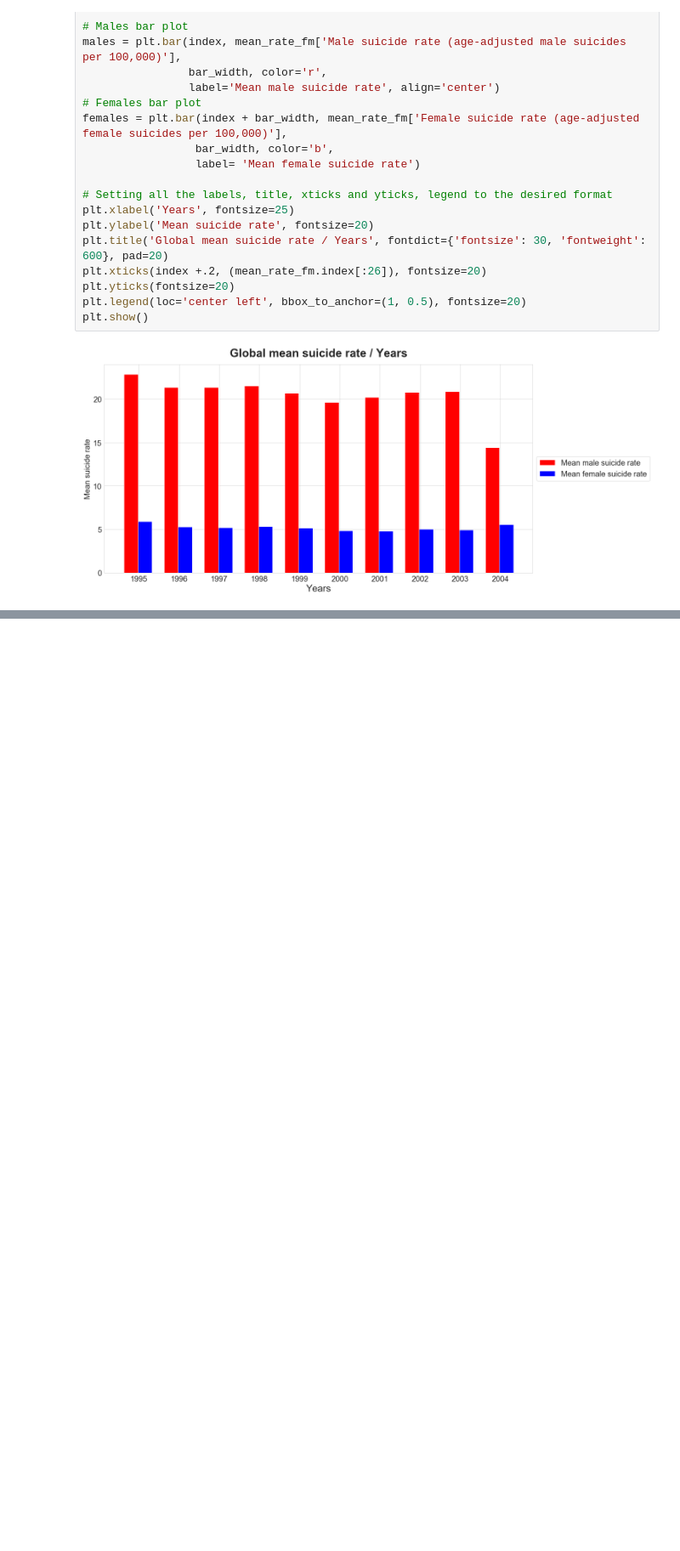
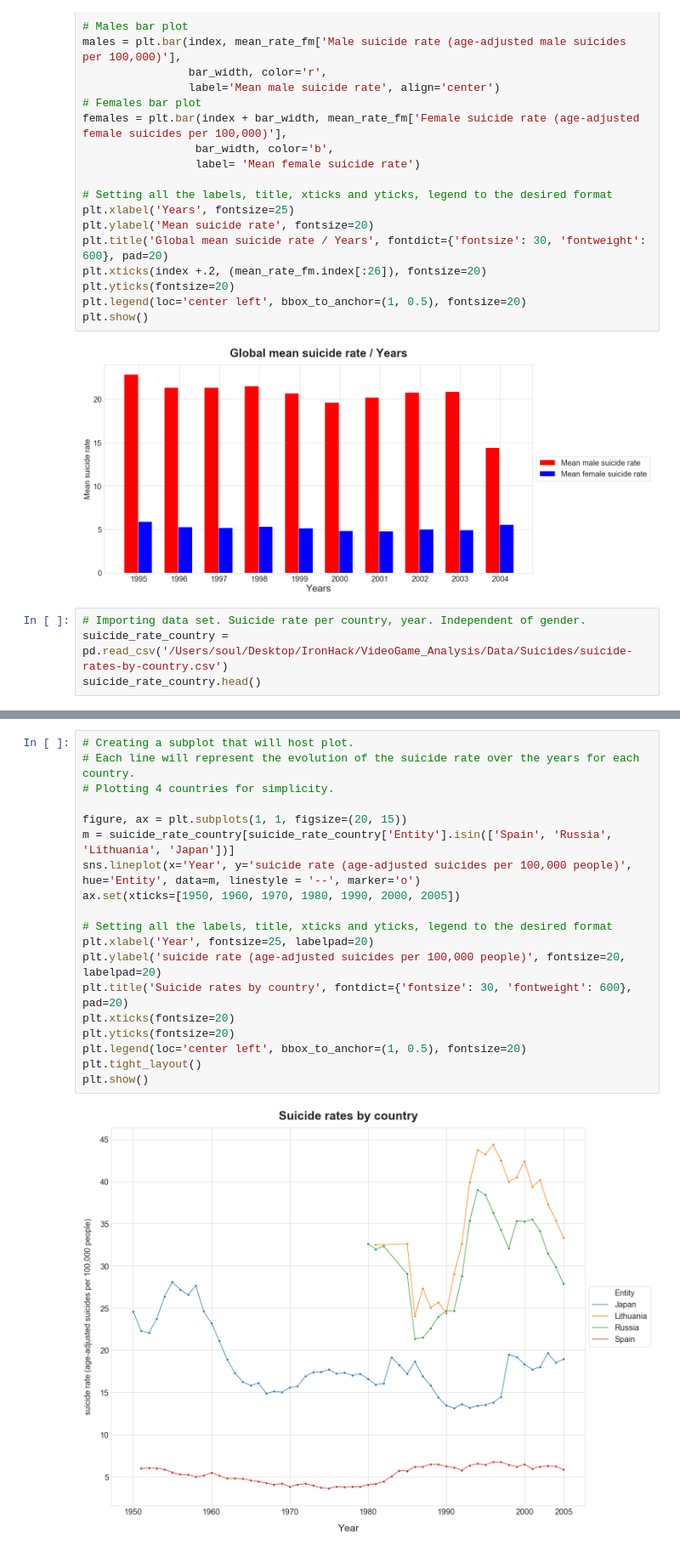
Before and after one commit to NachoMartinezJ/your-own-project, a Jupyter notebook: suicide_analysis2.ipynb, the cells around one changed output, grey strips where cells are left out. Shown: that part at 85% size. Cells and saved outputs as stored; diff of their text form; blank space fills up the shorter version.

Commit message:
Added second data set, created a plot for suicide rates for countries over the years

```diff
--- a/suicide_analysis2.ipynb
+++ b/suicide_analysis2.ipynb
@@ -49,3 +49,7 @@ plt.legend(loc='center left', bbox_to_anchor=(1, 0.5), fontsize=20)
 plt.show()
 # %% [output]
 [figure]
+# %%
+# Importing data set. Suicide rate per country, year. Independent of gender.
+suicide_rate_country = pd.read_csv('/Users/soul/Desktop/IronHack/VideoGame_Analysis/Data/Suicides/suicide-rates-by-country.csv')
+suicide_rate_country.head()
@@ -51,0 +84,21 @@ plt.show()
+# %%
+# Creating a subplot that will host plot.
+# Each line will represent the evolution of the suicide rate over the years for each country.
+# Plotting 4 countries for simplicity.
+
+figure, ax = plt.subplots(1, 1, figsize=(20, 15))
+m = suicide_rate_country[suicide_rate_country['Entity'].isin(['Spain', 'Russia', 'Lithuania', 'Japan'])]
+sns.lineplot(x='Year', y='suicide rate (age-adjusted suicides per 100,000 people)', hue='Entity', data=m, linestyle = '--', marker='o')
+ax.set(xticks=[1950, 1960, 1970, 1980, 1990, 2000, 2005])
+
+# Setting all the labels, title, xticks and yticks, legend to the desired format
+plt.xlabel('Year', fontsize=25, labelpad=20)
+plt.ylabel('suicide rate (age-adjusted suicides per 100,000 people)', fontsize=20, labelpad=20)
+plt.title('Suicide rates by country', fontdict={'fontsize': 30, 'fontweight': 600}, pad=20)
+plt.xticks(fontsize=20)
+plt.yticks(fontsize=20)
+plt.legend(loc='center left', bbox_to_anchor=(1, 0.5), fontsize=20)
+plt.tight_layout()
+plt.show()
+# %% [output]
+[figure, added]
```
Also changed, not shown: parts of 2 cells of this notebook.
